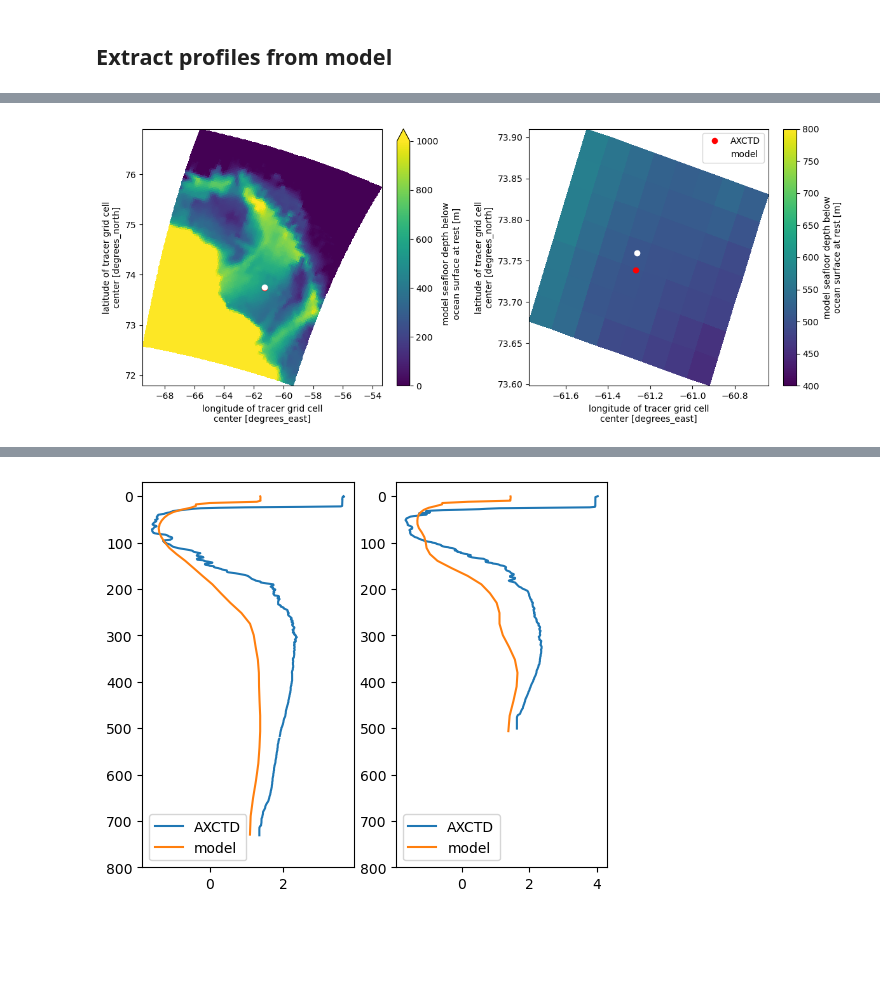
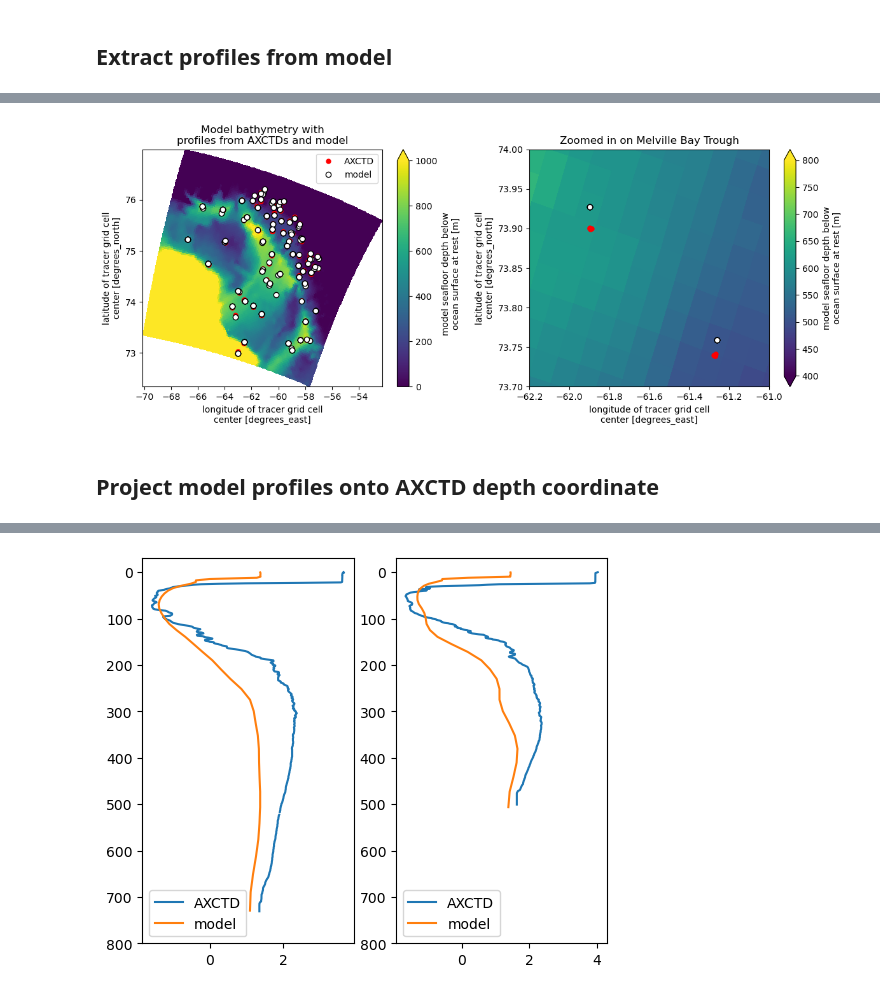
Before and after one commit to mjzahn/melville_summer_snapshots, a Jupyter notebook: notebooks/1_extract_model_profiles.ipynb, the cells around one changed output, grey strips where cells are left out. Cells and saved outputs as stored; diff of their text form; code cells hidden in the pictures; blank space fills up the shorter version.

```diff
--- a/notebooks/1_extract_model_profiles.ipynb
+++ b/notebooks/1_extract_model_profiles.ipynb
@@ -118,4 +125,0 @@ plt.scatter(prof.lon,prof.lat);
-# %%
-time_tmp = axctd_melville_ds.isel(time=3).time.values
-lat_tmp = axctd_melville_ds.isel(time=3).lat.values
-lon_tmp = axctd_melville_ds.isel(time=3).lon.values
@@ -203,15 +220,0 @@ plt.tight_layout()
-# %%
-fig, (ax1,ax2) = plt.subplots(1,2,figsize=[12,5])
-
-HH_grid.Depth.isel(i=slice(1200,1300),j=slice(25,150)).plot(ax=ax1,y='YC',x='XC',vmin=0,vmax=1000);
-ax1.plot(lon_tmp1,lat_tmp1,'ro');
-ax1.plot(theta_profile1.XC.values,theta_profile1.YC.values,'wo');
-
-HH_grid.Depth.isel(i=slice(1260,1268),j=slice(70,77)).plot(ax=ax2,y='YC',x='XC',vmin=400,vmax=800);
-ax2.plot(lon_tmp1,lat_tmp1,'ro',label='AXCTD');
-ax2.plot(theta_profile1.XC.values,theta_profile1.YC.values,'wo',label='model');
-ax2.legend();
-
-plt.tight_layout()
-# %% [output]
-[figure, removed]
@@ -223,0 +221,25 @@ theta_profile_z1['Z'] = theta_profile_z1.Z*(-1)
+# %%
+fig, (ax1,ax2) = plt.subplots(1,2,figsize=[12,5])
+
+# HH_grid.Depth.isel(i=slice(1200,1300),j=slice(25,150)).plot(ax=ax1,y='YC',x='XC',vmin=0,vmax=1000);
+bathy_melville.plot(ax=ax1,y='YC',x='XC',vmin=0,vmax=1000);
+ax1.plot(lon_tmp,lat_tmp,'ro');
+ax1.plot(axctd_melville_ds.lon, axctd_melville_ds.lat,'ro',markersize=5,label='AXCTD')
+ax1.plot(model_theta_profiles.XC.values,model_theta_profiles.YC.values,'wo',markersize=6,markeredgecolor='k',label='model');
+ax1.legend()
+
+bathy_melville.plot(ax=ax2,y='YC',x='XC',vmin=400,vmax=800);
+ax2.plot(lon_tmp,lat_tmp,'ro');
+ax2.plot(axctd_melville_ds.lon, axctd_melville_ds.lat,'ro',markersize=5)
+ax2.plot(model_theta_profiles.XC.values,model_theta_profiles.YC.values,'wo',markersize=6,markeredgecolor='k');
+ax2.set_ylim(73.7,74)
+ax2.set_xlim(-62.2,-61)
+
+ax1.set_title("Model bathymetry with\nprofiles from AXCTDs and model")
+ax2.set_title("Zoomed in on Melville Bay Trough")
+
+plt.tight_layout()
+# %% [output]
+[figure, added]
+# %% [markdown]
+## Project model profiles onto AXCTD depth coordinate
```
Also changed, not shown: parts of 53 cells of this notebook.
